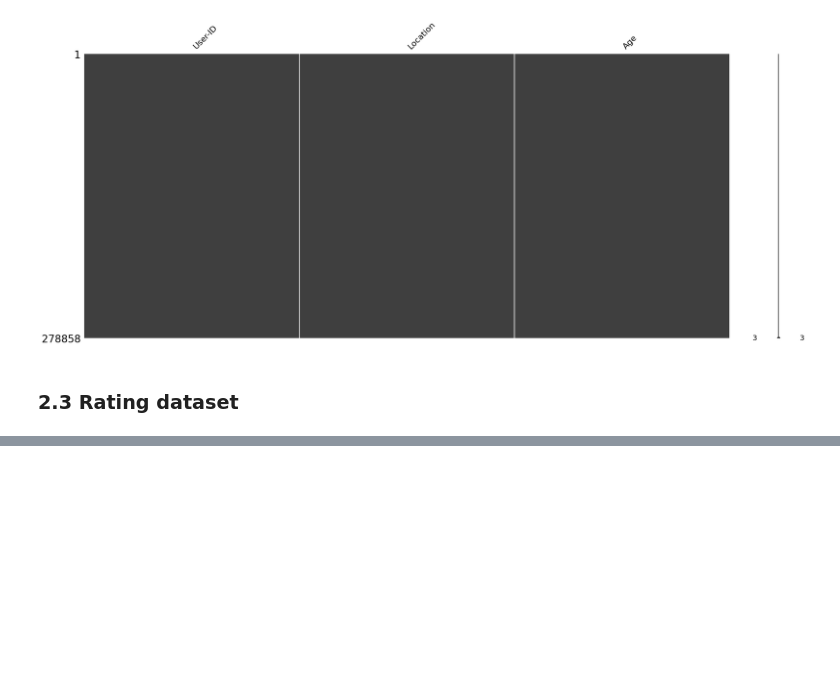
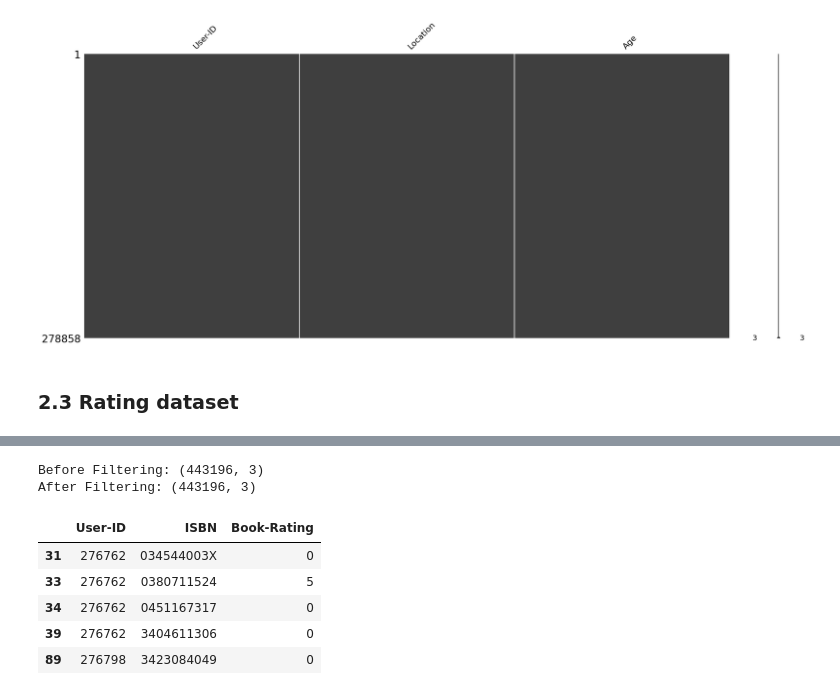
Before and after one commit to kieubaduong/Machine-Learning-self-study, a Jupyter notebook: books_recommendation/content_based_knn.ipynb, the cells around one changed output, grey strips where cells are left out. Cells and saved outputs as stored; diff of their text form; code cells hidden in the pictures; blank space fills up the shorter version.

```diff
--- a/books_recommendation/content_based_knn.ipynb
+++ b/books_recommendation/content_based_knn.ipynb
@@ -209,0 +264,17 @@ msno.matrix(df_Users)
+# %%
+print('Before Filtering: {}'.format(df_rating.shape))
+# df_rating là dataframe chứa các cuốn sách và người dùng có số lượng đánh giá lớn hơn 10
+# ~ là phủ định
+df_rating = df_rating[~df_rating['ISBN'].isin(drop_book_list)]
+df_rating = df_rating[~df_rating['User-ID'].isin(drop_cust_list)]
+print('After Filtering: {}'.format(df_rating.shape))
+df_rating.head()
+# %% [output]
+Before Filtering: (443196, 3)
+After Filtering: (443196, 3)
+|  | User-ID | ISBN | Book-Rating |
+| 31 | 276762 | 034544003X | 0 |
+| 33 | 276762 | 0380711524 | 5 |
+| 34 | 276762 | 0451167317 | 0 |
+| 39 | 276762 | 3404611306 | 0 |
+| 89 | 276798 | 3423084049 | 0 |
```
Also changed, not shown: parts of 17 cells of this notebook, 1 other file.
